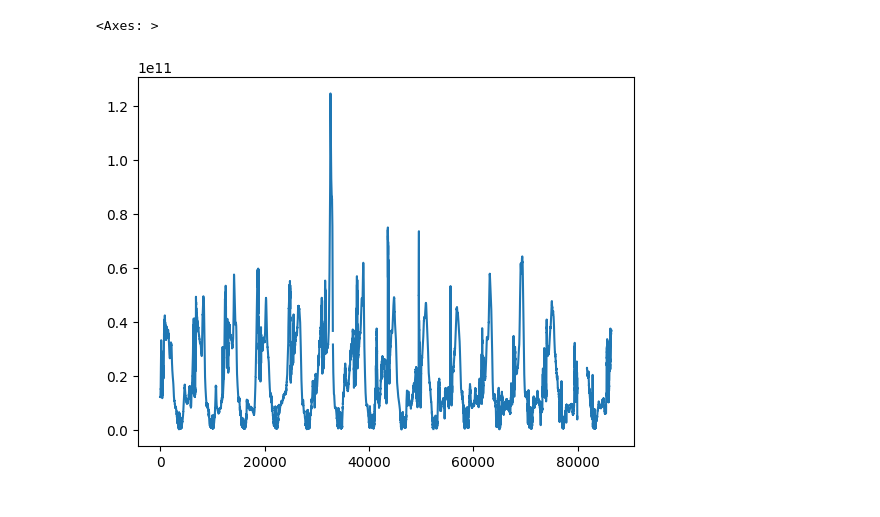
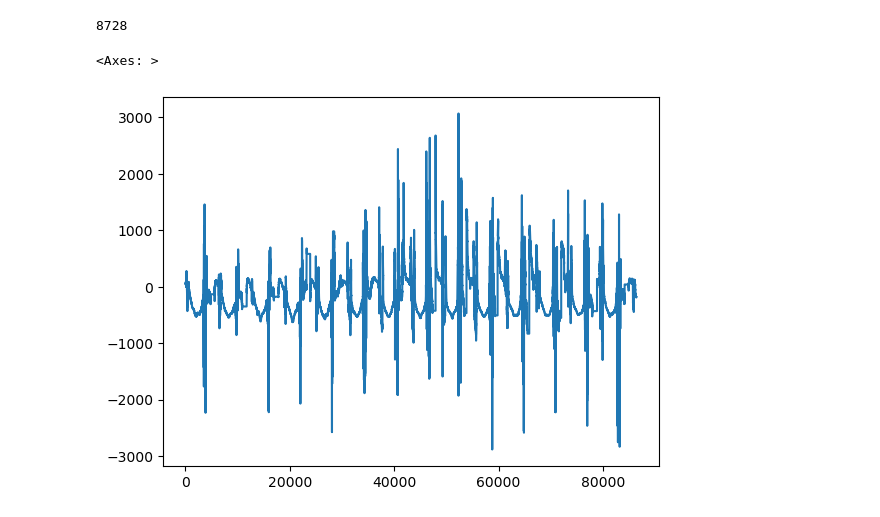
Before and after one commit to cleo24620/DMSP, a Jupyter notebook: code/test.ipynb, the cells around one changed output. Saved outputs shown, nothing was run; the diff lists cells and outputs as text; code cells hidden in the pictures.

```diff
--- a/code/test.ipynb
+++ b/code/test.ipynb
@@ -17,5 +0,0 @@ data.insert(0, 'time', time_str)
-# %%
-data['ne'].plot()
-# %% [output]
-<Axes: >
-[figure, removed]
@@ -21,0 +3,15 @@ data['ne'].plot()
+# %%
+file_path = r"G:\0_postgraduate\DMSP\data\2011\15s1\dms_20110107_15s1.001.nc"
+data_details = read_nc_details(file_path)
+data = get_data(file_path,data_details.keys())
+# %%
+data['hor_ion_v'].isna().sum()
+# %% [output]
+8728
+# %%
+hor_ion_v_fill = data['hor_ion_v'].fillna(method='ffill').fillna(method='bfill')
+# %%
+hor_ion_v_fill.plot()
+# %% [output]
+<Axes: >
+[figure, added]
```
Also changed, not shown: parts of 4 cells of this notebook, 9 other files.
